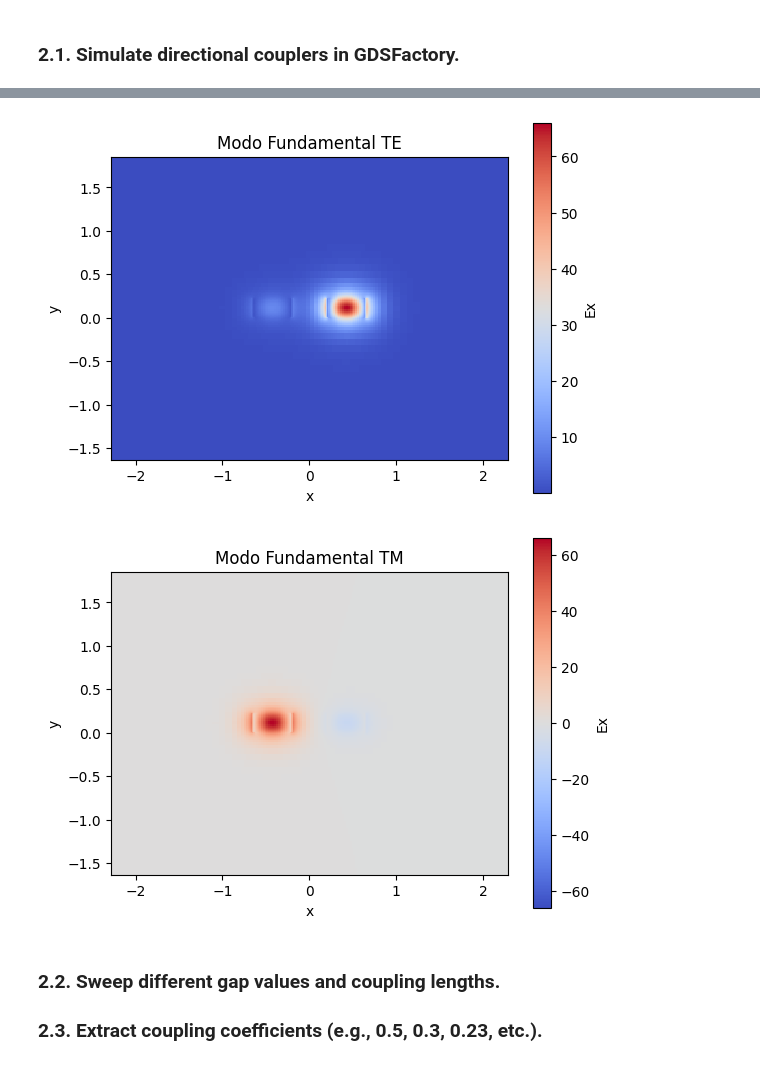
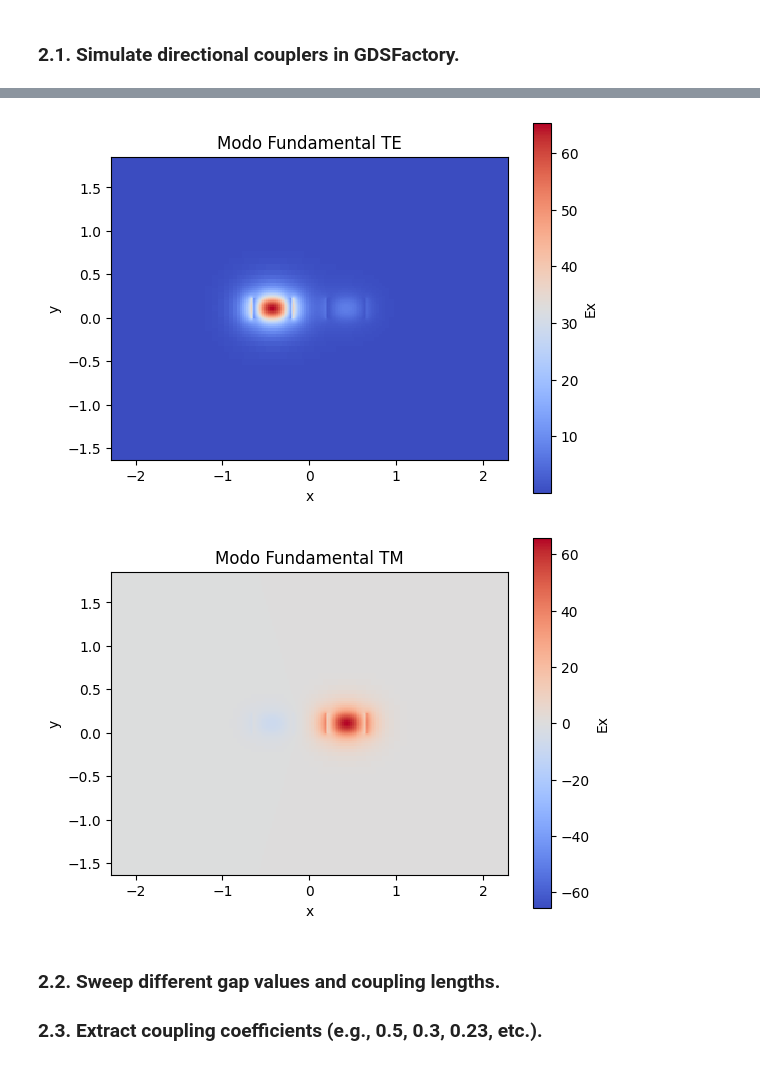
Before and after one commit to snacmuo/pic-upv-lab5-finalproject, a Jupyter notebook: FInal_Project_Sergi_Nàcher_Muñoz.ipynb, the cells around one changed output, grey strips where cells are left out. Saved outputs shown, nothing was run; the diff lists cells and outputs as text; code cells hidden in the pictures.

```diff
--- a/FInal_Project_Sergi_Nàcher_Muñoz.ipynb
+++ b/FInal_Project_Sergi_Nàcher_Muñoz.ipynb
@@ -214,8 +209,6 @@ dcoupler_cs = gt.modes.WaveguideCoupler(
     wavelength = wvl,
     num_modes = 2, # Number of modes to find
     cache_path = '.cache/', # Important! In order to save simulation time, set your cache Path!
-    precision = 'double',
-    max_grid_scaling = 1.5, # Parameters of the grid
     grid_resolution = 20 # Parameters of the grid
 )
 
@@ -237,5 +230,5 @@ plt.show()
-[figure, old version]
+[figure, new version]
-[figure, old version]
+[figure, new version]
 # %% [markdown]
 ### 2.2. Sweep different gap values and coupling lengths.
 ### 2.3. Extract coupling coefficients (e.g., 0.5, 0.3, 0.23, etc.).
```
Also changed, not shown: parts of 13 cells of this notebook.
